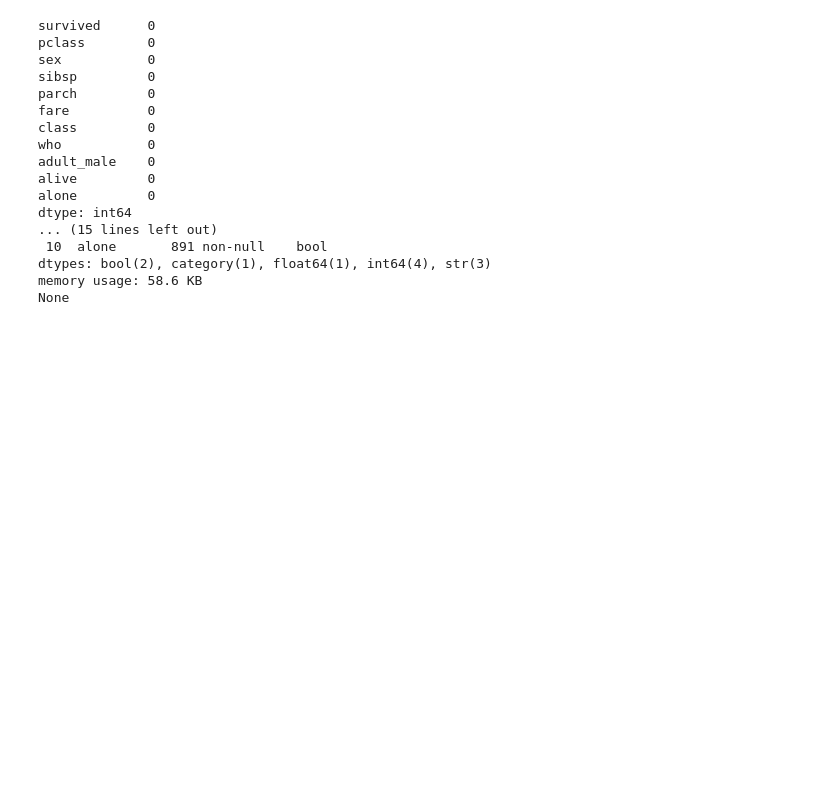
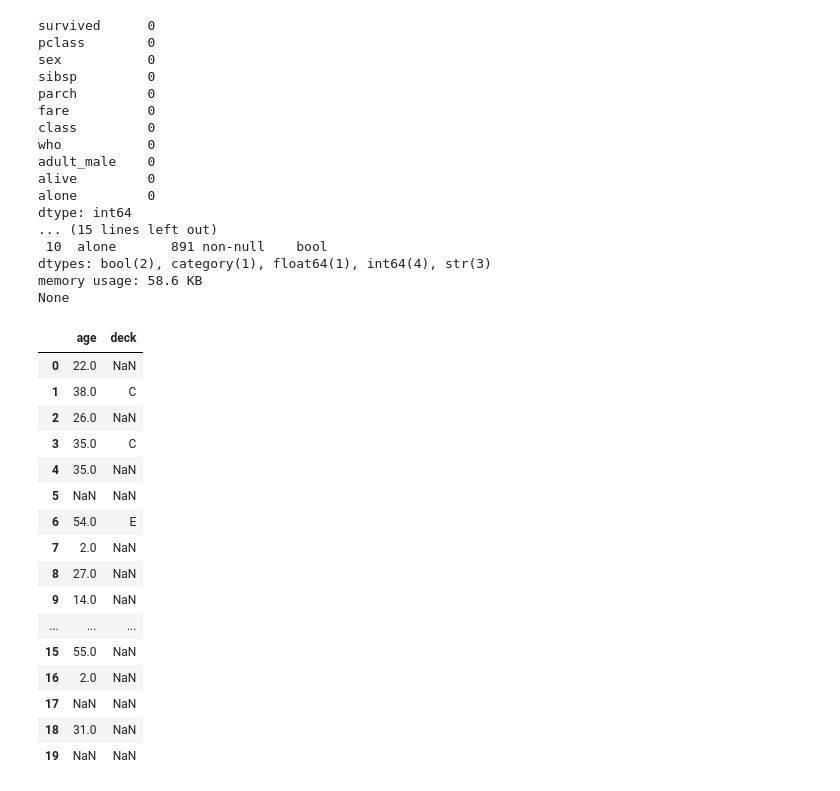
Before and after one commit to Kyoeun33/18_data_analysis_new, a Jupyter notebook: 04_시각화도구/01_누락데이터처리.ipynb, the cells around one changed output. Cells and saved outputs as stored; diff of their text form; code cells hidden in the pictures; blank space fills up the shorter version.

```diff
--- a/04_시각화도구/01_누락데이터처리.ipynb
+++ b/04_시각화도구/01_누락데이터처리.ipynb
@@ -245,3 +245,23 @@ dtype: int64
 dtypes: bool(2), category(1), float64(1), int64(4), str(3)
 memory usage: 58.6 KB
 None
+# %%
+df[["age","deck"]].head(20)
+# %% [output]
+|  | age | deck |
+| 0 | 22.0 | NaN |
+| 1 | 38.0 | C |
+| 2 | 26.0 | NaN |
+| 3 | 35.0 | C |
+| 4 | 35.0 | NaN |
+| 5 | NaN | NaN |
+| 6 | 54.0 | E |
+| 7 | 2.0 | NaN |
+| 8 | 27.0 | NaN |
+| 9 | 14.0 | NaN |
+| ... | ... | ... |
+| 15 | 55.0 | NaN |
+| 16 | 2.0 | NaN |
+| 17 | NaN | NaN |
+| 18 | 31.0 | NaN |
+| 19 | NaN | NaN |
```
Also changed, not shown: parts of 18 cells of this notebook.
